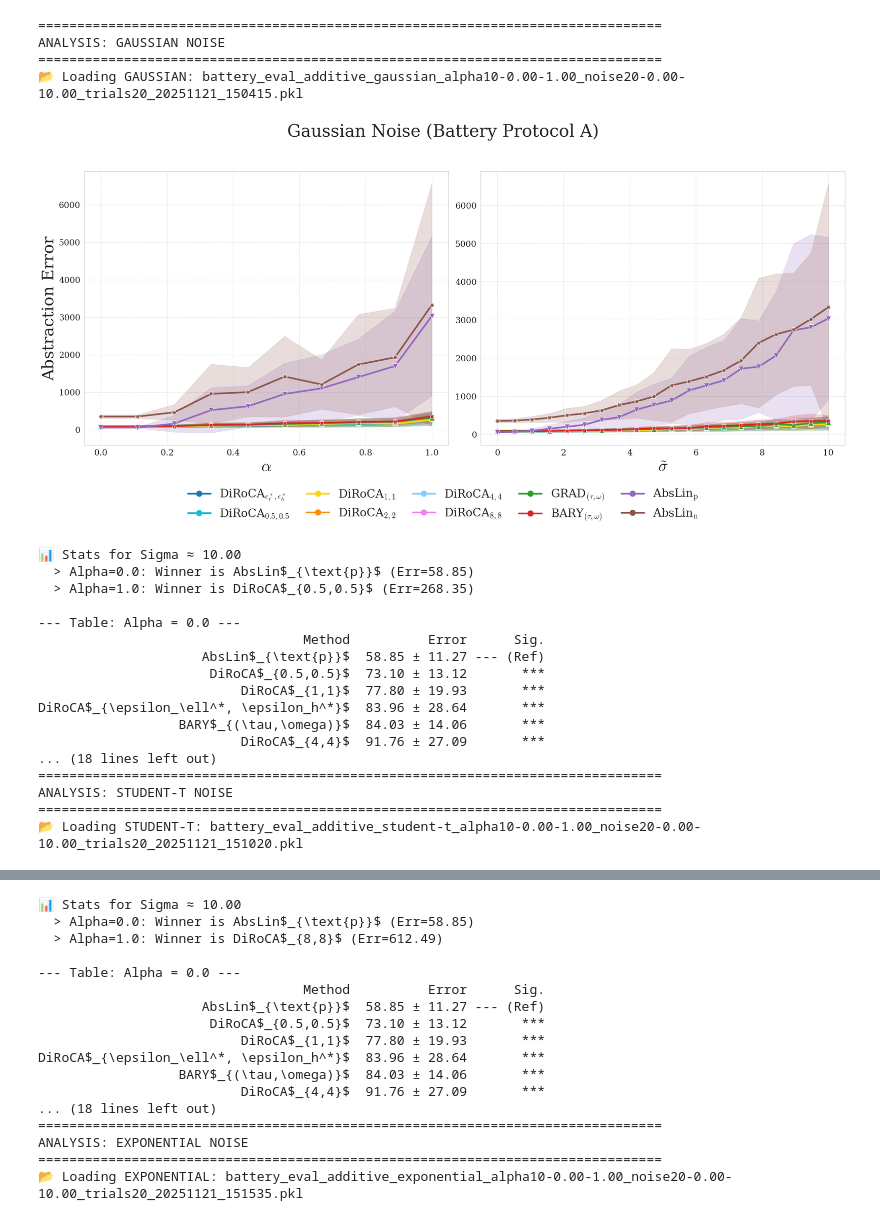
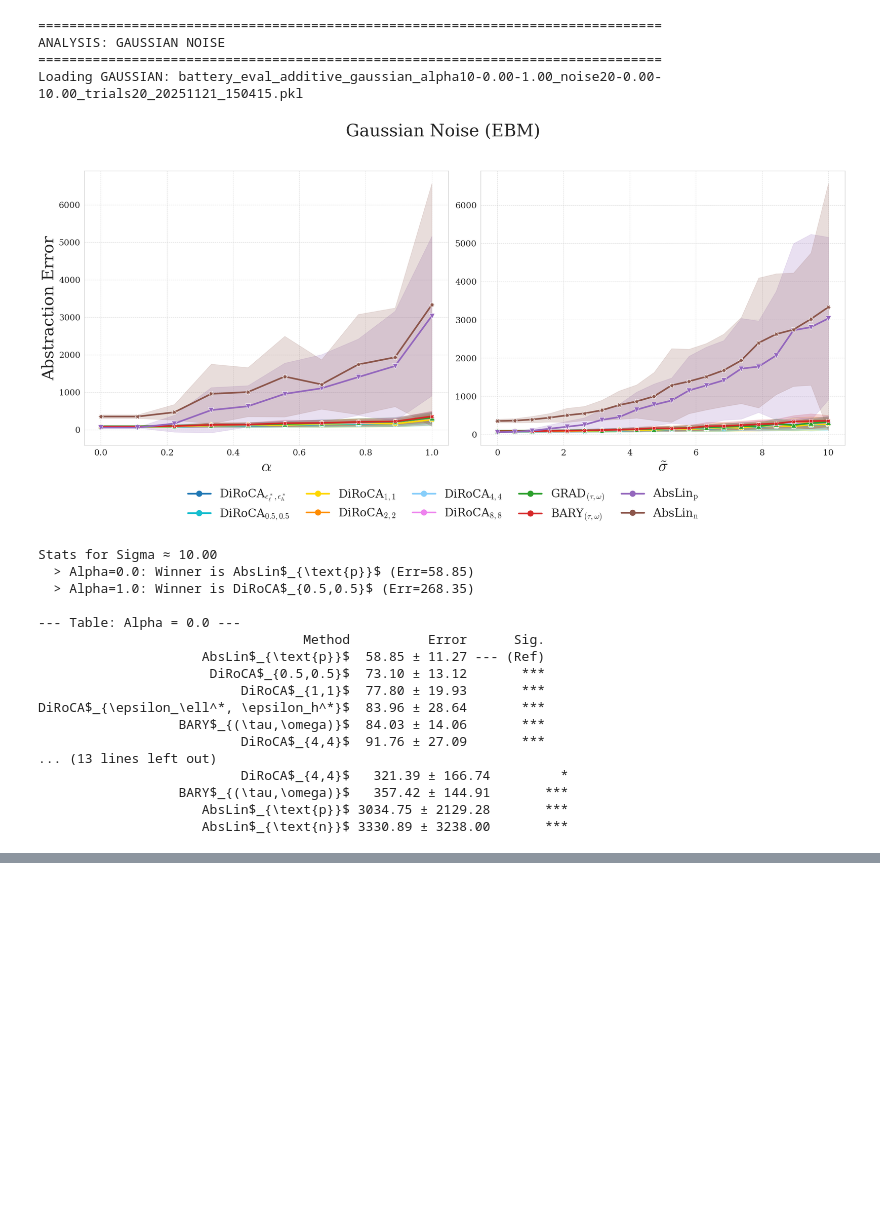
Before and after one commit to yfelekis/GenDiroca, a Jupyter notebook: huber_battery.ipynb, the cells around one changed output, grey strips where cells are left out. Saved outputs shown, nothing was run; the diff lists cells and outputs as text; code cells hidden in the pictures; blank space fills up the shorter version.

```diff
--- a/huber_battery.ipynb
+++ b/huber_battery.ipynb
@@ -104,8 +104,6 @@ def get_closest_sigma(df, target_sigma):
     idx = np.argmin(np.abs(sigmas - target_sigma))
     return sigmas[idx]
 # %%
-from matplotlib.lines import Line2D
-
 def plot_robustness_panel(df, distribution_name, methods_to_plot):
     if df is None: return
 
@@ -117,12 +115,10 @@ def plot_robustness_panel(df, distribution_name, methods_to_plot):
     df_alpha_plot = df[(np.isclose(df['noise_scale'], max_sigma)) & (df['method'].isin(methods_to_plot))].copy()
     df_sigma_plot = df[(np.isclose(df['alpha'], max_alpha)) & (df['method'].isin(methods_to_plot))].copy()
 
-    # Identify which methods actually exist in this data slice (to avoid empty legend items)
     present_methods = set(df_alpha_plot['display_name'].unique()) | set(df_sigma_plot['display_name'].unique())
 
-    # Setup Canvas
     fig, axes = plt.subplots(1, 2, figsize=(24, 10))
-    fig.suptitle(f"{distribution_name} Noise (Battery Protocol A)", fontsize=36, y=1.05)
+    fig.suptitle(f"{distribution_name} Noise (EBM)", fontsize=36, y=1.05)
 
     # --- Plot A: Vary Alpha ---
     ax_a = axes[0]
@@ -134,7 +130,6 @@ def plot_robustness_panel(df, distribution_name, methods_to_plot):
         errorbar='sd', ax=ax_a, legend=False
     )
 
-    #ax_a.set_title(rf"Vary $\alpha$ (Fixed $\tilde{{\sigma}}={max_sigma:.1f}$)", fontsize=30)
     ax_a.set_xlabel(r'$\alpha$', fontsize=34)
     ax_a.set_ylabel('Abstraction Error', fontsize=34)
     ax_a.grid(True, linestyle='--', alpha=0.7)
@@ -149,19 +144,15 @@ def plot_robustness_panel(df, distribution_name, methods_to_plot):
         errorbar='sd', ax=ax_b, legend=False
     )
 
-    #ax_b.set_title(rf"Vary $\tilde{{\sigma}}$ (Fixed $\alpha={max_alpha}$)", fontsize=30)
     ax_b.set_xlabel(r'$\tilde{\sigma}$', fontsize=34)
     ax_b.set_ylabel('', fontsize=34)
     ax_b.grid(True, linestyle='--', alpha=0.7)
 
-    # --- Manually Construct Unified Legend ---
-    # This ensures the legend appears even if seaborn's automatic handles are hidden
     legend_handles = []
     legend_labels = []
 
     for lbl in display_order:
         if lbl in present_methods:
-            # Create a custom handle matching the plot style
             handle = Line2D([0], [0], color=COLOR_MAP[lbl], linewidth=3.5, marker='o', markersize=12)
             legend_handles.append(handle)
             legend_labels.append(lbl)
@@ -236,32 +227,30 @@ def generate_stats_table(df, methods, alpha_vals=[0.0, 1.0], target_sigma=5.0):
 # %%
 METHODS = [
     'DiRoCA_star', 'DiRoCA_0p5', 'DiRoCA_1', 'DiRoCA_2', 'DiRoCA_4', 'DiRoCA_8',
     'GradCA', 'BARYCA', 'Abslin_p', 'Abslin_n'
 ]
 
-DISTRIBUTIONS = ['gaussian', 'student-t', 'exponential']
+dist = 'gaussian'
+print("\n" + "="*80)
+print(f"ANALYSIS: {dist.upper()} NOISE")
+print("="*80)
 
-for dist in DISTRIBUTIONS:
-    print("\n" + "="*80)
-    print(f"ANALYSIS: {dist.upper()} NOISE")
-    print("="*80)
+df = load_battery_results(dist)
 
-    df = load_battery_results(dist)
+if df is not None:
+    # 1. Plots
+    plot_robustness_panel(df, dist.capitalize(), METHODS)
 
-    if df is not None:
-        # 1. Plots
-        plot_robustness_panel(df, dist.capitalize(), METHODS)
-
-        # 2. Tables (Using max sigma for worst-case)
-        max_sig = df['noise_scale'].max()
-        generate_stats_table(df, METHODS, alpha_vals=[0.0, 1.0], target_sigma=max_sig)
+    # 2. Tables (Using max sigma for worst-case)
+    max_sig = df['noise_scale'].max()
+    generate_stats_table(df, METHODS, alpha_vals=[0.0, 1.0], target_sigma=max_sig)
 # %% [output]
 ================================================================================
 ANALYSIS: GAUSSIAN NOISE
 ================================================================================
-📂 Loading GAUSSIAN: battery_eval_additive_gaussian_alpha10-0.00-1.00_noise20-0.00-10.00_trials20_20251121_150415.pkl
+Loading GAUSSIAN: battery_eval_additive_gaussian_alpha10-0.00-1.00_noise20-0.00-10.00_trials20_20251121_150415.pkl
-[figure, old version]
+[figure, new version]
-📊 Stats for Sigma ≈ 10.00
+Stats for Sigma ≈ 10.00
   > Alpha=0.0: Winner is AbsLin$_{\text{p}}$ (Err=58.85)
   > Alpha=1.0: Winner is DiRoCA$_{0.5,0.5}$ (Err=268.35)
 
@@ -273,8 +262,8 @@ ANALYSIS: GAUSSIAN NOISE
 DiRoCA$_{\epsilon_\ell^*, \epsilon_h^*}$  83.96 ± 28.64       ***
                   BARY$_{(\tau,\omega)}$  84.03 ± 14.06       ***
                           DiRoCA$_{4,4}$  91.76 ± 27.09       ***
-... (18 lines left out)
-================================================================================
-ANALYSIS: STUDENT-T NOISE
-================================================================================
-📂 Loading STUDENT-T: battery_eval_additive_student-t_alpha10-0.00-1.00_noise20-0.00-10.00_trials20_20251121_151020.pkl
+... (13 lines left out)
+                          DiRoCA$_{4,4}$   321.39 ± 166.74         *
+                  BARY$_{(\tau,\omega)}$   357.42 ± 144.91       ***
+                     AbsLin$_{\text{p}}$ 3034.75 ± 2129.28       ***
+                     AbsLin$_{\text{n}}$ 3330.89 ± 3238.00       ***
@@ -282,17 +269,0 @@ ANALYSIS: STUDENT-T NOISE
-📊 Stats for Sigma ≈ 10.00
-  > Alpha=0.0: Winner is AbsLin$_{\text{p}}$ (Err=58.85)
-  > Alpha=1.0: Winner is DiRoCA$_{8,8}$ (Err=612.49)
-
---- Table: Alpha = 0.0 ---
-                                  Method          Error      Sig.
-                     AbsLin$_{\text{p}}$  58.85 ± 11.27 --- (Ref)
-                      DiRoCA$_{0.5,0.5}$  73.10 ± 13.12       ***
-                          DiRoCA$_{1,1}$  77.80 ± 19.93       ***
-DiRoCA$_{\epsilon_\ell^*, \epsilon_h^*}$  83.96 ± 28.64       ***
-                  BARY$_{(\tau,\omega)}$  84.03 ± 14.06       ***
-                          DiRoCA$_{4,4}$  91.76 ± 27.09       ***
-... (18 lines left out)
-================================================================================
-ANALYSIS: EXPONENTIAL NOISE
-================================================================================
-📂 Loading EXPONENTIAL: battery_eval_additive_exponential_alpha10-0.00-1.00_noise20-0.00-10.00_trials20_20251121_151535.pkl
```
Also changed, not shown: parts of 4 cells of this notebook, 8 other files.
